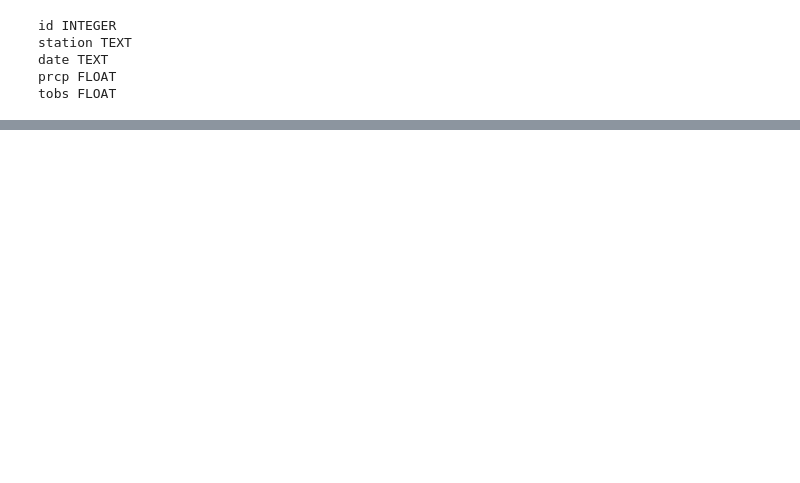
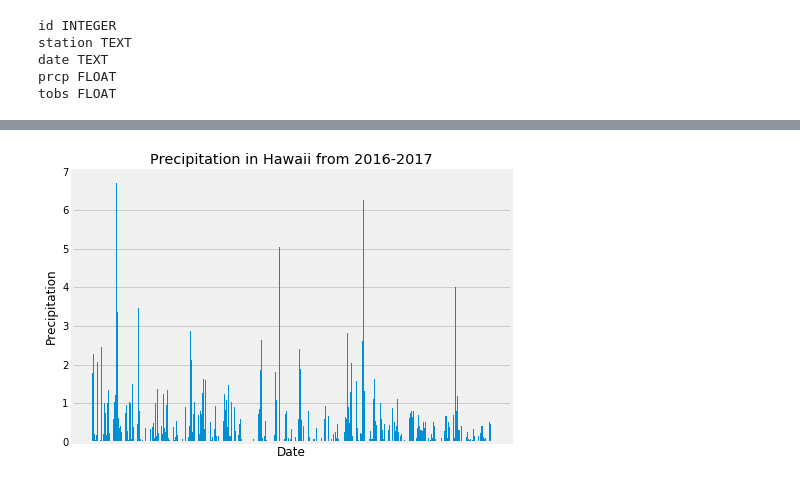
Before and after one commit to kathleeng77/Climate-Analysis, a Jupyter notebook: climate-analysis.ipynb, the cells around one changed output, grey strips where cells are left out. Cells and saved outputs as stored; diff of their text form; code cells hidden in the pictures; blank space fills up the shorter version.

```diff
--- a/climate-analysis.ipynb
+++ b/climate-analysis.ipynb
@@ -103,0 +89,13 @@ print(calc_temps('2012-02-28', '2012-03-05'))
+# %%
+# pyplot shows all values properly
+plt.figure(figsize=(7,5))
+plt.bar(sorted_df.index,sorted_df["Precipitation"])
+plt.title("Precipitation in Hawaii from 2016-2017")
+plt.xticks([])
+plt.xlabel("Date")
+plt.ylabel("Precipitation")
+plt.savefig("images/prcp-bar.png", bbox_inches="tight")
+
+plt.show()
+# %% [output]
+[figure, added]
```
Also changed, not shown: parts of 33 cells of this notebook, 3 other files.
